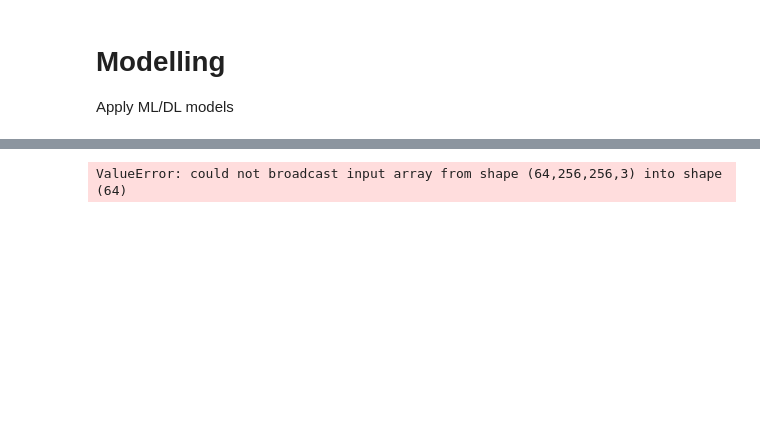
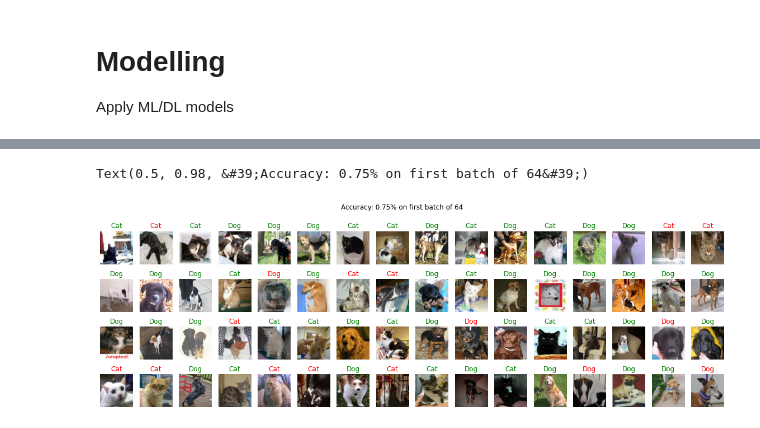
Before and after one commit to metalglove/Fontys-ADS, a Jupyter notebook: Assignments/CNN/CNN assignment.ipynb, the cells around one changed output, grey strips where cells are left out. Cells and saved outputs as stored; diff of their text form; code cells hidden in the pictures; blank space fills up the shorter version.

```diff
--- a/Assignments/CNN/CNN assignment.ipynb
+++ b/Assignments/CNN/CNN assignment.ipynb
@@ -66,8 +63,8 @@ class CatsVsDogsDataset(ImageDatasetBase):
         return tf.image.resize(img, [self.img_height, self.img_width]), ds['label']
 # %%
 data_size = 23262
-img_height = 256
-img_width = 256
+img_height = 224
+img_width = 224
 img_channels = 3
 classes = 2
 
@@ -116,12 +113,11 @@ class SuperCatDogClassifier(ModelBase):
         self.classes = classes
 
     def predict(self, X):
-        predictable_array = np.expand_dims(X, axis=0)
-        prediction = self.model.predict(X, verbose=1)[0]
+        prediction = self.model.predict(X, verbose=1)
         return prediction
 
     def fit(self, training, callbacks, epochs, validation, validation_steps, steps_per_epoch):
-        self.model.fit(
+        return self.model.fit(
             training,
             callbacks=callbacks,
             epochs=epochs,
@@ -166,7 +162,7 @@ model.compile(optimizer=Adam(lr = 1e-4), loss='binary_crossentropy', metrics=['a
 current_time = datetime.datetime.now().strftime("%Y%m%d-%H%M%S")
 
 # create logging
-log_dir = os.path.join(project_path, f'logs/{model.name}/{current_time}')
+log_dir = os.path.join(project_path, f'logs\{model.name}\{current_time}')
 
 # create all callbacks
 callbacks = [
@@ -195,7 +191,7 @@ _________________________________________________________________
 %load_ext tensorboard
 # %%
 # fit the model using the training data
-results = model.fit(
+results1 = model.fit(
   training=dataset.train_ds,
   callbacks=callbacks,
   epochs=epochs,
@@ -204,7 +200,7 @@ results = model.fit(
   steps_per_epoch=dataset.train_size)
 
 # save the weights of the model
-weights_path = os.path.join(project_path, f'models/{model.name}_trained_model_weights')
+weights_path = os.path.join(project_path, f'models\{model.name}_trained_model_weights')
 model.save_weights(weights_path)
 # %% [output]
 Epoch 1/100
@@ -246,13 +247,19 @@ test loss, test acc: [0.6709038615226746, 0.7535282373428345]
 # %%
-image_batch, label_batch = next(iter(dataset.actual_test_ds))
-y_pred = model.predict((image_batch, label_batch))
-
-plt.figure(figsize=(32, 32))
+predictions = [round(yhat[0]) for yhat in y_pred]
+test_accuracy = sum(predictions == label_batch.numpy()) / len(predictions)
+fig = plt.figure(figsize=(20, 6))
 for i in range(batch_size):
-  ax = plt.subplot(8, 8, i + 1)
-  plt.imshow(image_batch[i].numpy().astype("uint8"))
+  ax = plt.subplot(4, 16, i + 1)
+  plt.imshow(image_batch[i])
   label = label_batch[i]
-  plt.title(class_names[label])
+  pred = predictions[i]
+  color = 'r'
+  if label == pred:
+    color = 'g'
+  fontdict = { 'color': color }
+  plt.title(class_names[label], fontdict = fontdict)
   plt.axis("off")
+fig.suptitle(f'Accuracy: {test_accuracy:.2f}% on first batch of {batch_size}')
 # %% [output]
-ValueError: could not broadcast input array from shape (64,256,256,3) into shape (64)
+Text(0.5, 0.98, &#39;Accuracy: 0.75% on first batch of 64&#39;)
+[figure, added]
```
Also changed, not shown: parts of 21 cells of this notebook.
